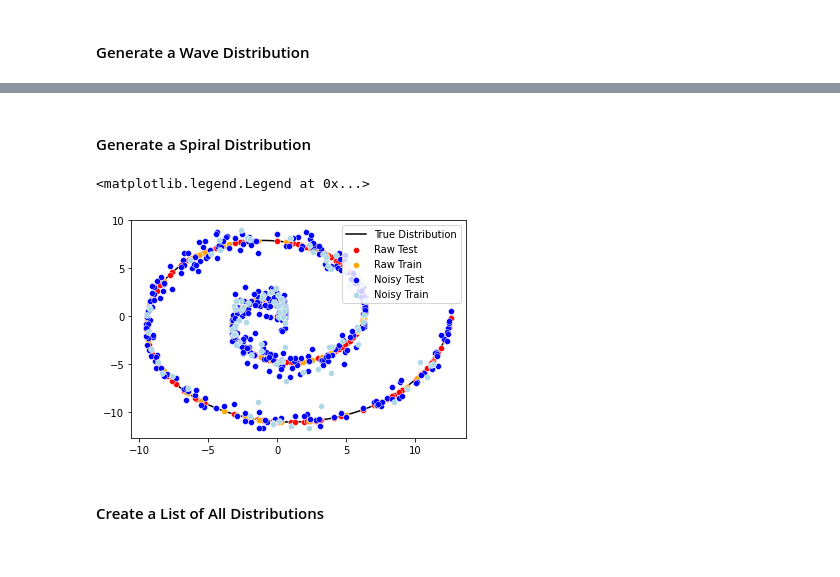
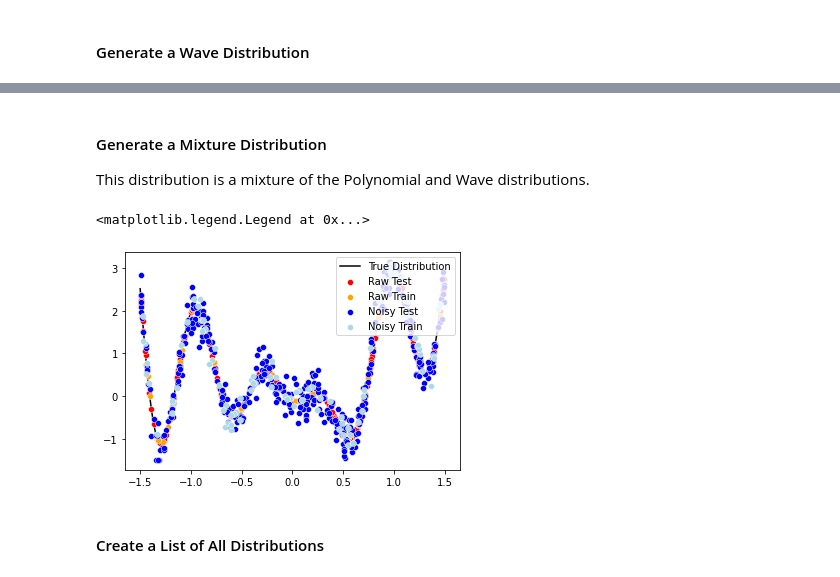
Before and after one commit to COGS118A/Group041-Sp22, a Jupyter notebook: model_training.ipynb, the cells around one changed output, grey strips where cells are left out. Saved outputs shown, nothing was run; the diff lists cells and outputs as text; code cells hidden in the pictures.

```diff
--- a/model_training.ipynb
+++ b/model_training.ipynb
@@ -151,35 +149,34 @@ plt.legend(labels=['True Distribution', 'Raw Test', 'Raw Train', 'Noisy Test', '
-# %% [markdown]
-#### Generate a Spiral Distribution
+# %% [markdown]
+#### Generate a Mixture Distribution
+
+This distribution is a mixture of the Polynomial and Wave distributions.
 # %%
-# Find the time values
-times = np.random.uniform(low=-0, high=math.pi*4, size=dataset_size)
-
 # Create the X points
-spiral_X = times*np.cos(times)
+mixture_X = np.copy(poly_X)
 
 # Create the raw y values
-spiral_y = times*np.sin(times)
-spiral_X_train, spiral_X_test, spiral_y_train, spiral_y_test = train_test_split(spiral_X, spiral_y, test_size=test_size)
+poly_to_wave_X = mixture_X * 4 * math.pi / 1.5
+mixture_y = poly_y + ((poly_to_wave_X * np.sin(poly_to_wave_X) - 0.5)/5)
+mixture_X_train, mixture_X_test, mixture_y_train, mixture_y_test = train_test_split(mixture_X, mixture_y, test_size=test_size)
 
 # Create a version of the y values with gaussian noise added
-spiral_y_noisy = spiral_y + np.clip(np.random.normal(0, 0.75, dataset_size), -4, 4)
-spiral_X_noisy_train, spiral_X_noisy_test, spiral_y_noisy_train, spiral_y_noisy_test = train_test_split(spiral_X, spiral_y_noisy, test_size=test_size)
+mixture_y_noisy = mixture_y + np.clip(np.random.normal(0, 0.25, dataset_size), -4, 4)
+mixture_X_noisy_train, mixture_X_noisy_test, mixture_y_noisy_train, mixture_y_noisy_test = train_test_split(mixture_X, mixture_y_noisy, test_size=test_size)
 
 # Find the true distribution line
-times = np.linspace(0, math.pi*4, 1000)
-spiral_X_true = times*np.cos(times)
-spiral_y_true = times*np.sin(times)
+mixture_X_true = np.copy(poly_X_true)
+mixture_y_true = poly_y_true + (wave_y_true/5)
 
 # Plot the dataset
-sns.lineplot(x=spiral_X_true, y=spiral_y_true, color='black', zorder=0, sort=False) # The true distribution
-sns.scatterplot(x=spiral_X_train, y=spiral_y_train, color='red') # The training points
-sns.scatterplot(x=spiral_X_test, y=spiral_y_test, color='orange') # The testing points
-sns.scatterplot(x=spiral_X_noisy_train, y=spiral_y_noisy_train, color='blue') # The noisy training points
-sns.scatterplot(x=spiral_X_noisy_test, y=spiral_y_noisy_test, color='lightblue') # The noisy testing points
+sns.lineplot(x=mixture_X_true, y=mixture_y_true, color='black', zorder=0, sort=False) # The true distribution
+sns.scatterplot(x=mixture_X_train, y=mixture_y_train, color='red') # The training points
+sns.scatterplot(x=mixture_X_test, y=mixture_y_test, color='orange') # The testing points
+sns.scatterplot(x=mixture_X_noisy_train, y=mixture_y_noisy_train, color='blue') # The noisy training points
+sns.scatterplot(x=mixture_X_noisy_test, y=mixture_y_noisy_test, color='lightblue') # The noisy testing points
 plt.legend(labels=['True Distribution', 'Raw Test', 'Raw Train', 'Noisy Test', 'Noisy Train'], loc='upper right')
 # %% [output]
 <matplotlib.legend.Legend at 0x...>
-[figure, old version]
+[figure, new version]
 # %% [markdown]
 #### Create a List of All Distributions
 # %%
```
Also changed, not shown: parts of 8 cells of this notebook.
